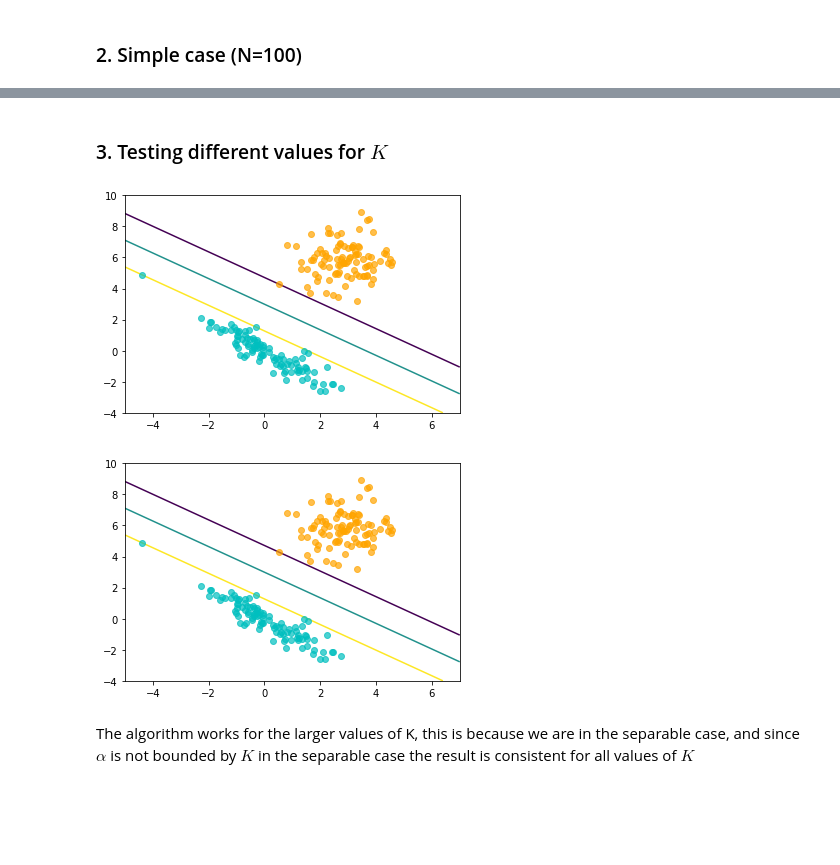
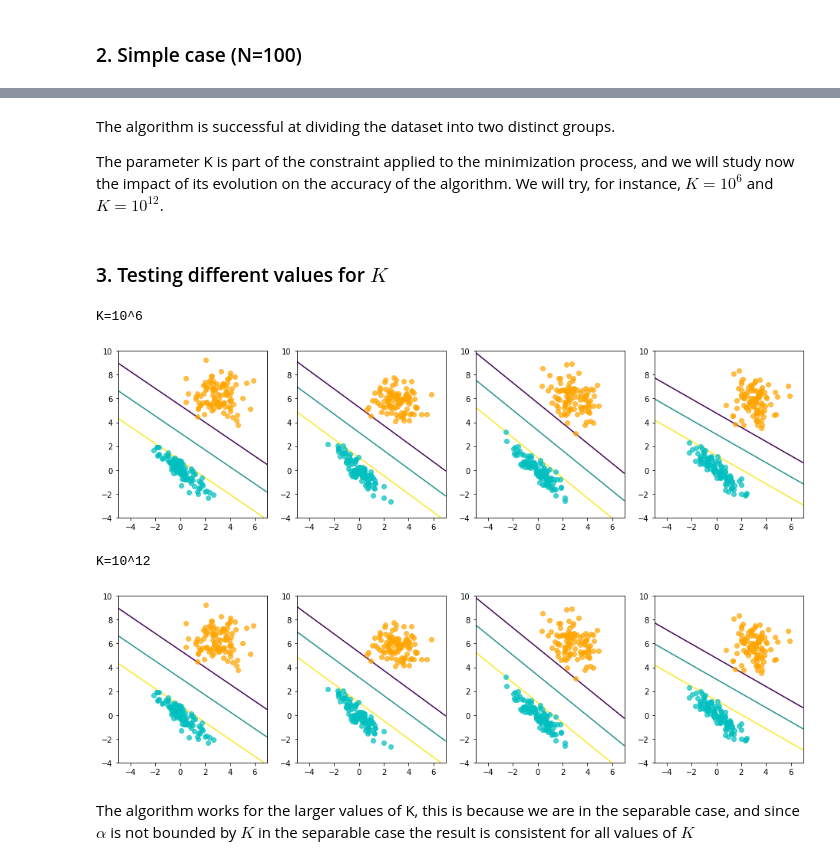
Before and after one commit to Roxane14/optimization, a Jupyter notebook: Lab4_CarlaSendra_RoxaneLeTensorer_RachelTrimble.ipynb, the cells around one changed output, grey strips where cells are left out. Drawn from its saved outputs; the diff is of its cells as text; code cells hidden in the pictures; blank space fills up the shorter version.

```diff
--- a/Lab4_CarlaSendra_RoxaneLeTensorer_RachelTrimble.ipynb
+++ b/Lab4_CarlaSendra_RoxaneLeTensorer_RachelTrimble.ipynb
@@ -160,12 +200,20 @@ The algorithm seems to have been succesful at separating the separable data into
 ### 2. Simple case (N=100)
 # %%
 N=100
-X, Y, cluster1, cluster2 = generate_dataset(N,True)
-G, g, A, C, b, d = param(X, Y, K)
-alpha = QPGenericConstraints(G, g, A, C, b, d)
 
-w, b = sol(X, Y, alpha)
+info = []
 
-plot_svm(cluster1, cluster2, w, b)
-print('w:'+str(w)+' b:'+str(b))
+for i in range(0,4):
+    X, Y, cluster1, cluster2 = generate_dataset(N,True)
+    G, g, A, C, b, d = param(X, Y, K)
+    alpha = QPGenericConstraints(G, g, A, C, b, d)
+    w, b = sol(X, Y, alpha)
+
+    newInfo = [cluster1,cluster2,w,b]
+    info.append(newInfo)
+
+plot_information = np.array(info)
+
+plot_svm(plot_information)
+#print('w:'+str(w)+' b:'+str(b))
 # %% [output]
@@ -176,24 +221,42 @@ The algorithm is successful at dividing the dataset into two distinct groups.
+# %% [markdown]
+The algorithm is successful at dividing the dataset into two distinct groups.
+
+The parameter K is part of the constraint applied to the minimization process, and we will study now the impact of its evolution on the accuracy of the algorithm. We will try, for instance, $K = 10^6$ and $K = 10^{12}$.
 # %% [markdown]
 ### 3. Testing different values for $K$
 # %%
-fig = plt.figure()
+N=100
+info = []
+info2 = []
+for i in range(0,4):
+    X, Y, cluster1, cluster2 = generate_dataset(N,True)
 
-K=10**6
-G, g, A, C, b, d = param(X, Y, K)
-alpha = QPGenericConstraints(G, g, A, C, b, d)
-w, b = sol(X, Y, alpha)
-plot_svm(cluster1, cluster2, w, b)
+    K=10**6
+    G, g, A, C, b, d = param(X, Y, K)
+    alpha = QPGenericConstraints(G, g, A, C, b, d)
+    w, b = sol(X, Y, alpha)
+    newInfo = [cluster1,cluster2,w,b]
+    info.append(newInfo)
 
-K=10**12
-G, g, A, C, b, d = param(X, Y, K)
-alpha = QPGenericConstraints(G, g, A, C, b, d)
-w, b = sol(X, Y, alpha)
-plot_svm(cluster1, cluster2, w, b)
+    K=10**12
+    G, g, A, C, b, d = param(X, Y, K)
+    alpha = QPGenericConstraints(G, g, A, C, b, d)
+    w, b = sol(X, Y, alpha)
+    newInfo = [cluster1,cluster2,w,b]
+    info2.append(newInfo)
 
-plt.show()
+print("K=10^6")
+plot_information = np.array(info)
+plot_svm(plot_information)
+
+print("K=10^12")
+plot_information = np.array(info2)
+plot_svm(plot_information)
 # %% [output]
+K=10^6
-[figure, old version]
+[figure, new version]
+K=10^12
-[figure, old version]
+[figure, new version]
 # %% [markdown]
 The algorithm works for the larger values of K, this is because we are in the separable case, and since $\alpha$ is not bounded by $K$ in the separable case the result is consistent for all values of $K$
 # %% [markdown]
```
Also changed, not shown: parts of 18 cells of this notebook, 1 other file.
